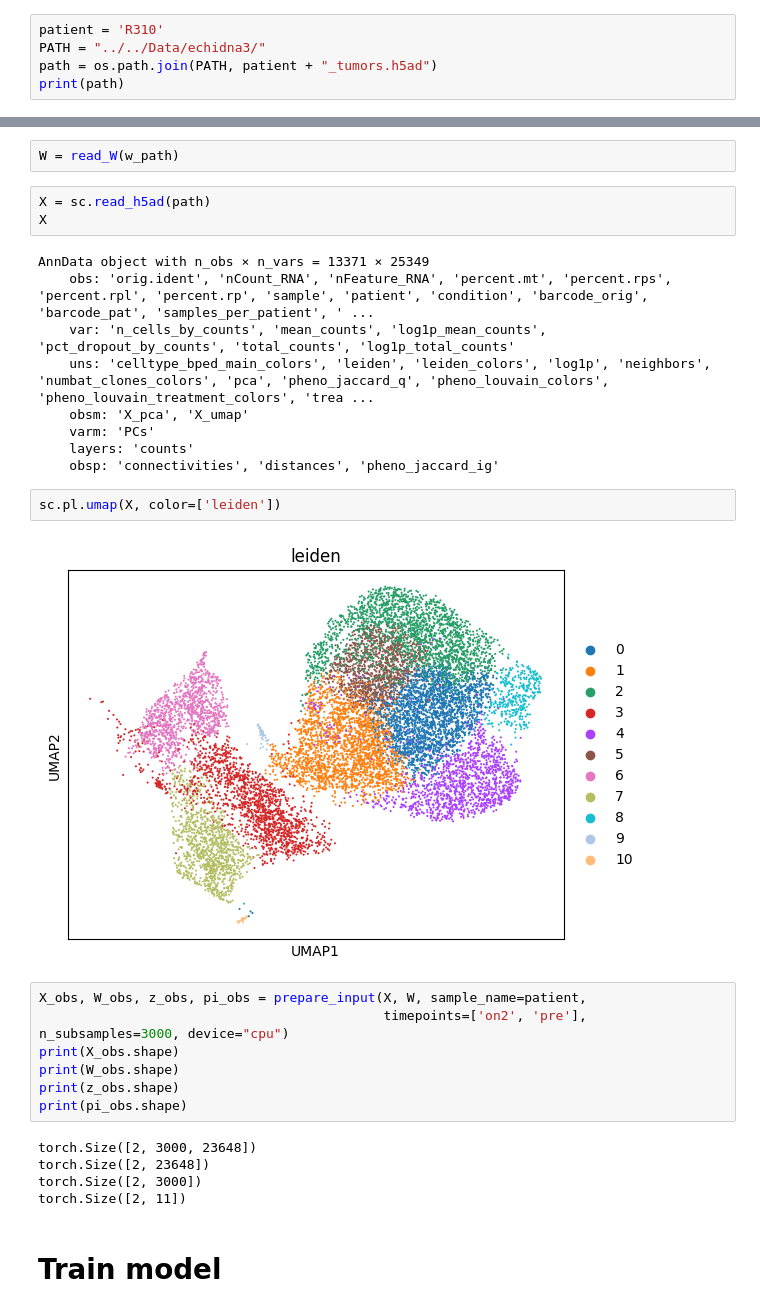
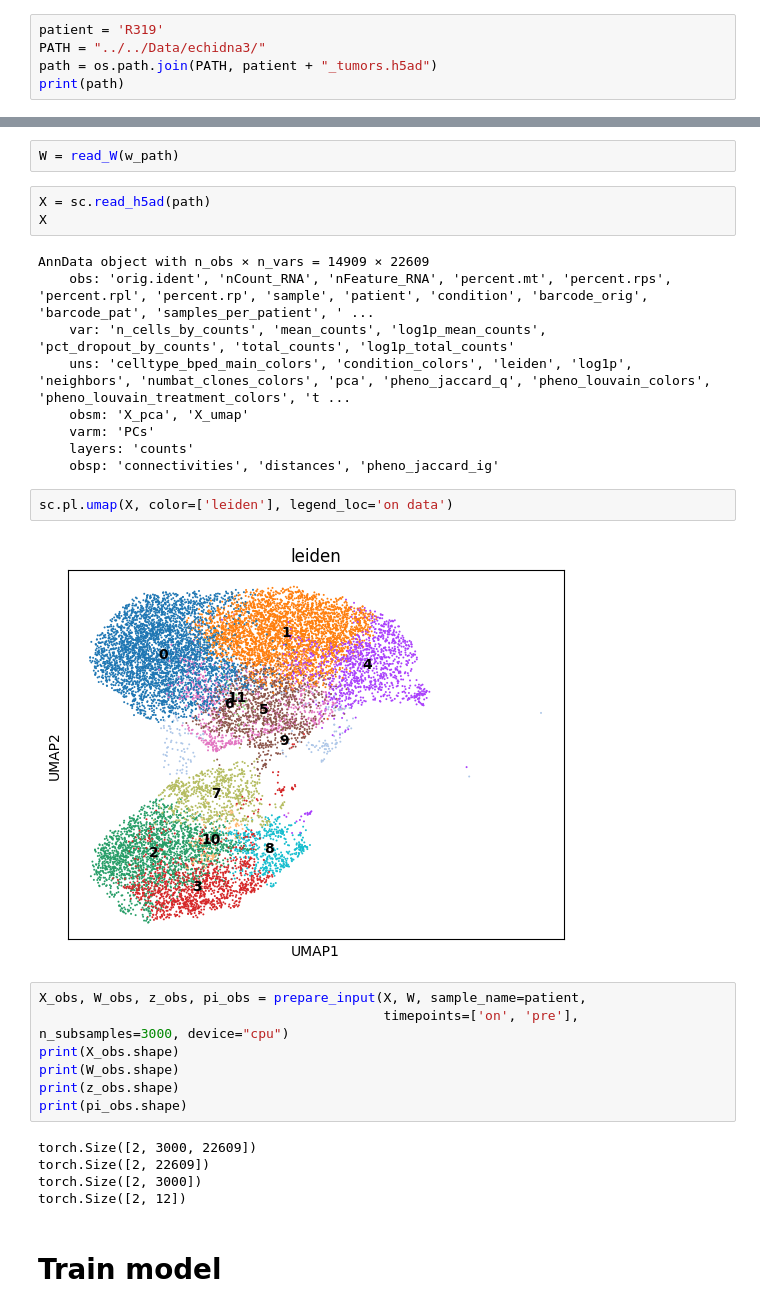
Before and after one commit to azizilab/echidna, a Jupyter notebook: notebooks/run_multi_timepoints.ipynb, the cells around one changed output, grey strips where cells are left out. Saved outputs shown, nothing was run; the diff lists cells and outputs as text.

```diff
--- a/notebooks/run_multi_timepoints.ipynb
+++ b/notebooks/run_multi_timepoints.ipynb
@@ -21,7 +21,7 @@ torch.set_default_device(mps_device)
 # %% [markdown]
 # Format input data
 # %%
-patient = 'R310'
+patient = 'R319'
 PATH = "../../Data/echidna3/"
 path = os.path.join(PATH, patient + "_tumors.h5ad")
 print(path)
@@ -40,30 +40,30 @@ W = read_W(w_path)
 X = sc.read_h5ad(path)
 X
 # %% [output]
-AnnData object with n_obs × n_vars = 13371 × 25349
+AnnData object with n_obs × n_vars = 14909 × 22609
     obs: 'orig.ident', 'nCount_RNA', 'nFeature_RNA', 'percent.mt', 'percent.rps', 'percent.rpl', 'percent.rp', 'sample', 'patient', 'condition', 'barcode_orig', 'barcode_pat', 'samples_per_patient', ' ...
     var: 'n_cells_by_counts', 'mean_counts', 'log1p_mean_counts', 'pct_dropout_by_counts', 'total_counts', 'log1p_total_counts'
-    uns: 'celltype_bped_main_colors', 'leiden', 'leiden_colors', 'log1p', 'neighbors', 'numbat_clones_colors', 'pca', 'pheno_jaccard_q', 'pheno_louvain_colors', 'pheno_louvain_treatment_colors', 'trea ...
+    uns: 'celltype_bped_main_colors', 'condition_colors', 'leiden', 'log1p', 'neighbors', 'numbat_clones_colors', 'pca', 'pheno_jaccard_q', 'pheno_louvain_colors', 'pheno_louvain_treatment_colors', 't ...
     obsm: 'X_pca', 'X_umap'
     varm: 'PCs'
     layers: 'counts'
     obsp: 'connectivities', 'distances', 'pheno_jaccard_ig'
 # %%
-sc.pl.umap(X, color=['leiden'])
+sc.pl.umap(X, color=['leiden'], legend_loc='on data')
 # %% [output]
-[figure, old version]
+[figure, new version]
 # %%
 X_obs, W_obs, z_obs, pi_obs = prepare_input(X, W, sample_name=patient,
-                                            timepoints=['on2', 'pre'], n_subsamples=3000, device="cpu")
+                                            timepoints=['on', 'pre'], n_subsamples=3000, device="cpu")
 print(X_obs.shape)
 print(W_obs.shape)
 print(z_obs.shape)
 print(pi_obs.shape)
 # %% [output]
-torch.Size([2, 3000, 23648])
-torch.Size([2, 23648])
+torch.Size([2, 3000, 22609])
+torch.Size([2, 22609])
 torch.Size([2, 3000])
-torch.Size([2, 11])
+torch.Size([2, 12])
 # %% [markdown]
 # Train model
 # %%
```
Also changed, not shown: parts of 13 cells of this notebook, 4 other files.
